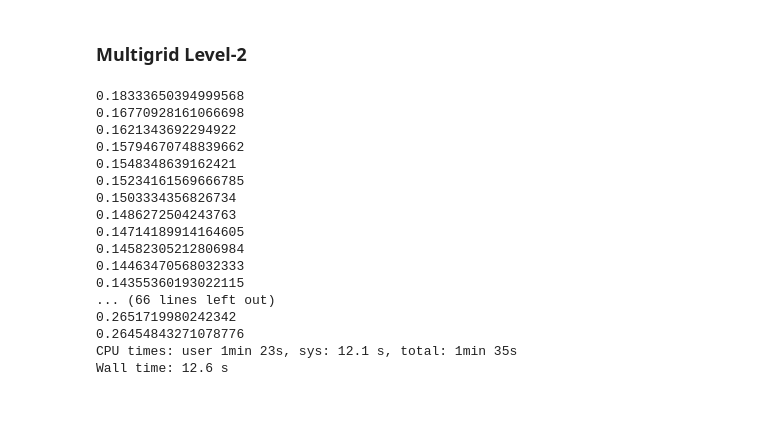
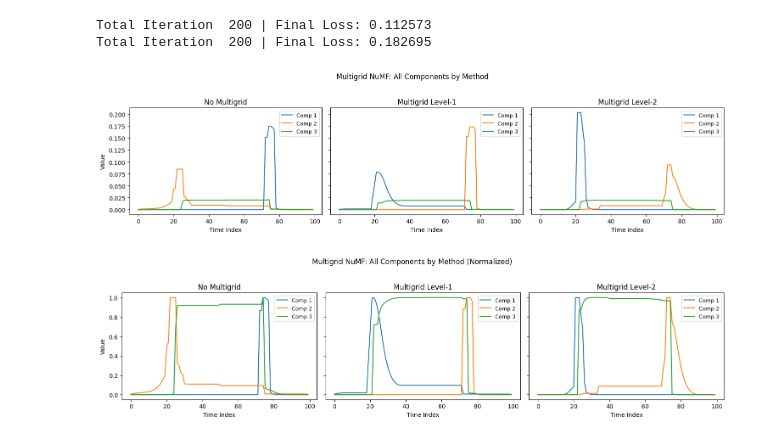
Before and after one commit to waqasbinhamed/numf, a Jupyter notebook: notebooks/Toy Example.ipynb, the cells around one changed output. Cells and saved outputs as stored; diff of their text form; code cells hidden in the pictures; blank space fills up the shorter version.

```diff
--- a/notebooks/Toy Example.ipynb
+++ b/notebooks/Toy Example.ipynb
@@ -53,4 +63,8 @@ W0, H0 = initialize_matrices(m, n, r)
 # %%
-%%time
-_, _, _ = numf(M, W0.copy(), H0.copy(), iters=iters)
+# --- No Multigrid NuMF ---
+print("### No Multigrid")
+start = time.time()
+W_nm, H_nm, _ = numf(M, W0.copy(), H0.copy(), iters=iters)
+multigrid_results['No Multigrid'] = W_nm
+multigrid_times['No Multigrid'] = time.time() - start
 # %% [output]
@@ -100,27 +87,44 @@ Wall time: 17.8 s
-# %% [markdown]
-### Multigrid Level-2
 # %%
-%%time
-R1 = create_R(m)
-R2 = create_R(R1.shape[0])
+# --- Multigrid Level-2 ---
+R2 = create_restriction_matrix(R1.shape[0])
+start = time.time()
 _, H2, pouts2 = numf(R2 @ R1 @ M, R2 @ R1 @ W0.copy(), H0.copy(), iters=iters)
-fine_pouts2 = get_fine_p(pouts2, scaling_factor=4)
-_, _, _ = numf(M, W0.copy(), H2, pvals=get_neighbors(fine_pouts2, m, 3), iters=iters)
+fine_pouts2 = get_fine_indices(pouts2, scaling_factor=4)
+W_mg2, H_mg2, _ = numf(M, W0.copy(), H2, pvals=get_neighbors(fine_pouts2, m, 3), iters=iters)
+multigrid_results['Multigrid Level-2'] = W_mg2
+multigrid_times['Multigrid Level-2'] = time.time() - start
 # %% [output]
-0.18333650394999568
-0.16770928161066698
-0.1621343692294922
-0.15794670748839662
-0.1548348639162421
-0.15234161569666785
-0.1503334356826734
-0.1486272504243763
-0.14714189914164605
-0.14582305212806984
-0.14463470568032333
-0.14355360193022115
-... (66 lines left out)
-0.2651719980242342
-0.26454843271078776
-CPU times: user 1min 23s, sys: 12.1 s, total: 1min 35s
-Wall time: 12.6 s
+Total Iteration  200 | Final Loss: 0.112573
+Total Iteration  200 | Final Loss: 0.182695
+# %%
+def plot_multigrid_dict(results_dict, r, normalize=False):
+    keys = list(results_dict.keys())
+    fig, axs = plt.subplots(1, len(keys), figsize=(5*len(keys), 4), sharex=True, sharey=True)
+    if len(keys) == 1:
+        axs = [axs]
+    for j, key in enumerate(keys):
+        W = results_dict[key]
+        if normalize:
+            W_plot = np.zeros_like(W)
+            for i in range(r):
+                maxval = np.max(np.abs(W[:, i]))
+                W_plot[:, i] = W[:, i] / maxval if maxval != 0 else W[:, i]
+        else:
+            W_plot = W
+        for i in range(r):
+            axs[j].plot(W_plot[:, i], label=f'Comp {i+1}')
+        axs[j].set_title(key)
+        axs[j].set_xlabel("Time Index")
+        if j == 0:
+            axs[j].set_ylabel("Value")
+        axs[j].legend(fontsize=9)
+    plt.suptitle("Multigrid NuMF: All Components by Method" + (" (Normalized)" if normalize else ""))
+    plt.tight_layout(rect=[0, 0, 1, 0.95])
+    plt.show()
+
+# Plot unnormalized and normalized
+plot_multigrid_dict(multigrid_results, r, normalize=False)
+plot_multigrid_dict(multigrid_results, r, normalize=True)
+# %% [output]
+[figure, added]
+[figure, added]
```
Also changed, not shown: parts of 18 cells of this notebook, 47 other files.
